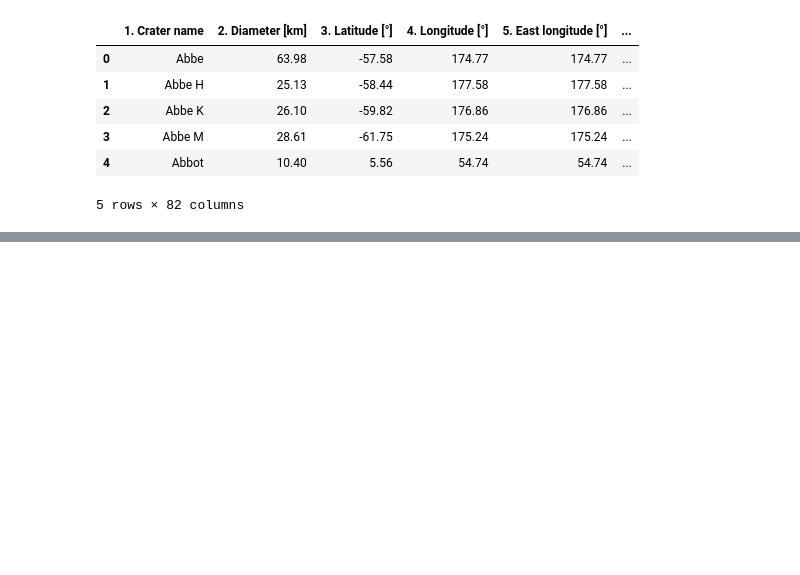
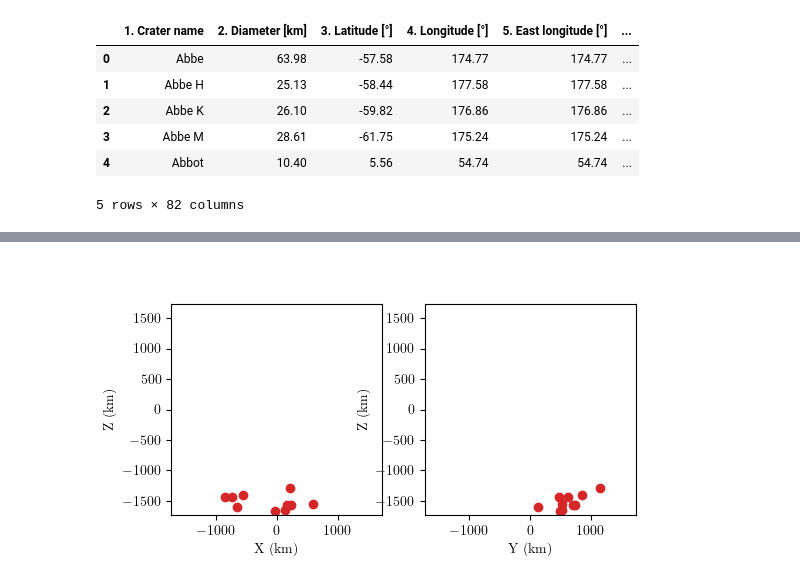
Before and after one commit to Stanford-NavLab/LuPNT, a Jupyter notebook: examples/projects/pnt-scheduling/example_pnt_scheduling.ipynb, the cells around one changed output, grey strips where cells are left out. Saved outputs shown, nothing was run; the diff lists cells and outputs as text; code cells hidden in the pictures; blank space fills up the shorter version.

```diff
--- a/examples/projects/pnt-scheduling/example_pnt_scheduling.ipynb
+++ b/examples/projects/pnt-scheduling/example_pnt_scheduling.ipynb
@@ -117,0 +209,21 @@ TypeError: Plot3D.plot_surface() got an unexpected keyword argument 'scale'
+# %%
+plt.figure(figsize=(6, 3))
+plt.subplot(121)
+plt.plot(r_obs_mi[:, 0], r_obs_mi[:, 2], "o", color="tab:red")
+plt.xlabel("X (km)")
+plt.ylabel("Z (km)")
+plt.xlim(-pnt.R_MOON, pnt.R_MOON)
+plt.ylim(-pnt.R_MOON, pnt.R_MOON)
+plt.gca().set_aspect("equal", adjustable="box")
+
+plt.subplot(122)
+plt.plot(r_obs_mi[:, 1], r_obs_mi[:, 2], "o", color="tab:red")
+plt.xlabel("Y (km)")
+plt.ylabel("Z (km)")
+plt.xlim(-pnt.R_MOON, pnt.R_MOON)
+plt.ylim(-pnt.R_MOON, pnt.R_MOON)
+plt.gca().set_aspect("equal", adjustable="box")
+
+plt.show()
+# %% [output]
+[figure, added]
```
Also changed, not shown: parts of 25 cells of this notebook, 2 other files.
